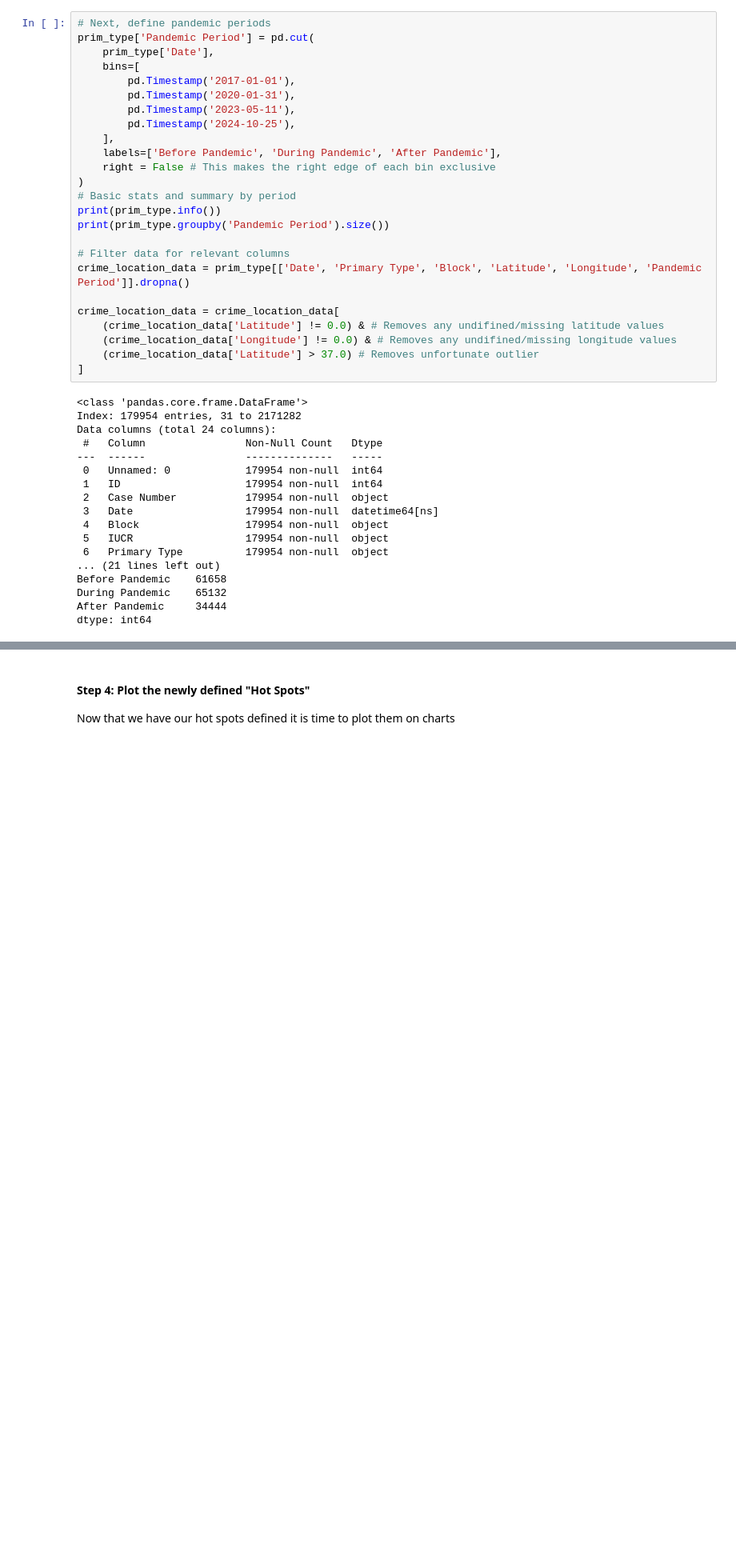
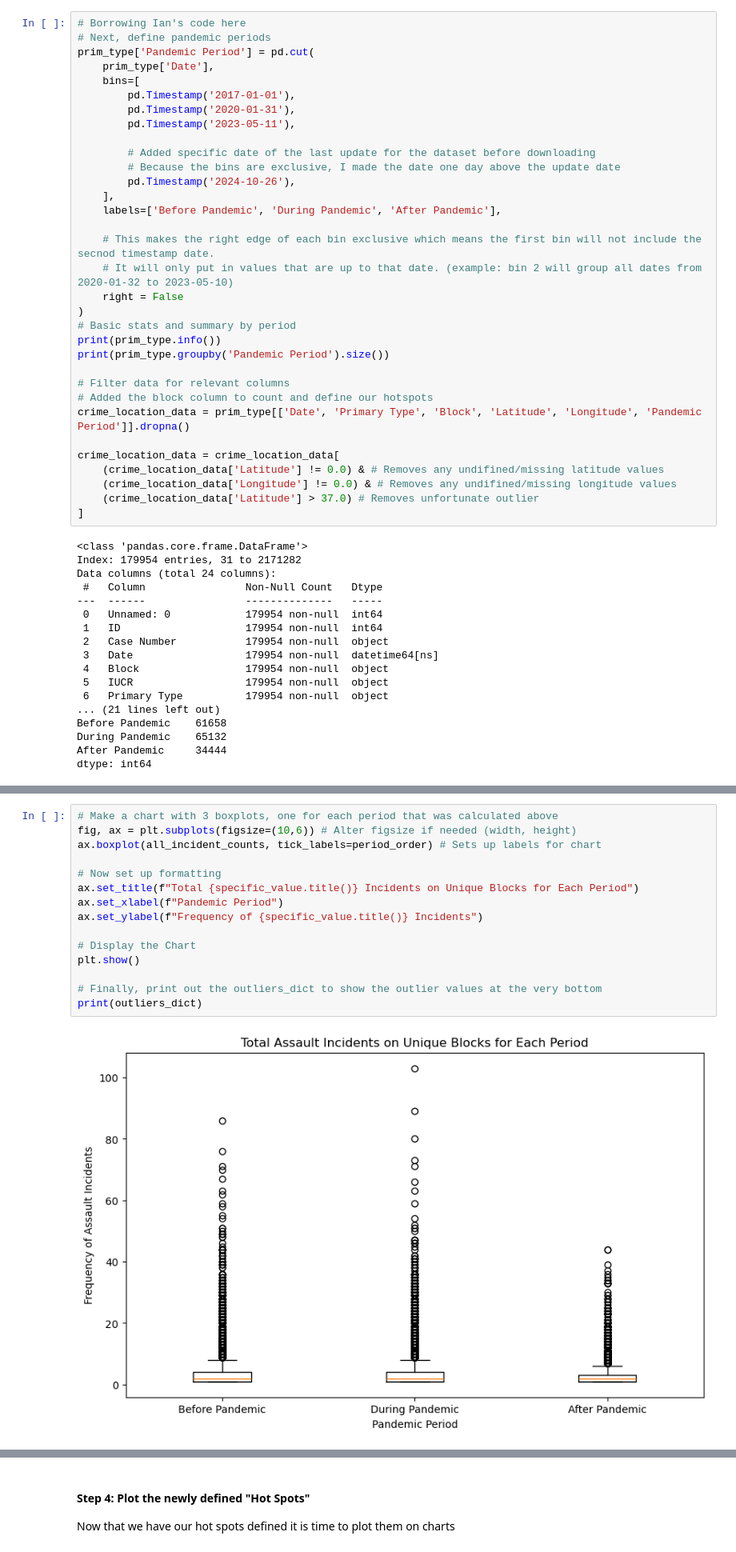
Before and after one commit to QJones76/team-project-1, a Jupyter notebook: branch_analysis.ipynb, the cells around one changed output, grey strips where cells are left out. Shown: that part at 80% size. Saved outputs shown, nothing was run; the diff lists cells and outputs as text; blank space fills up the shorter version.

Commit message:
updated variables, calculations and map plotting

```diff
--- a/branch_analysis.ipynb
+++ b/branch_analysis.ipynb
@@ -65,5 +65,6 @@ Now, with both the specific value to search defined and the new filtered pandas
 prim_type['Date'] = pd.to_datetime(prim_type['Date'], format='%m/%d/%Y %I:%M:%S %p')
 # %%
+# Borrowing Ian's code here
 # Next, define pandemic periods
 prim_type['Pandemic Period'] = pd.cut(
     prim_type['Date'],
@@ -71,16 +72,23 @@ prim_type['Pandemic Period'] = pd.cut(
         pd.Timestamp('2017-01-01'),
         pd.Timestamp('2020-01-31'),
         pd.Timestamp('2023-05-11'),
-        pd.Timestamp('2024-10-25'),
+
+        # Added specific date of the last update for the dataset before downloading
+        # Because the bins are exclusive, I made the date one day above the update date
+        pd.Timestamp('2024-10-26'),
     ],
     labels=['Before Pandemic', 'During Pandemic', 'After Pandemic'],
-    right = False # This makes the right edge of each bin exclusive
+
+    # This makes the right edge of each bin exclusive which means the first bin will not include the secnod timestamp date.
+    # It will only put in values that are up to that date. (example: bin 2 will group all dates from 2020-01-32 to 2023-05-10)
+    right = False
 )
 # Basic stats and summary by period
 print(prim_type.info())
 print(prim_type.groupby('Pandemic Period').size())
 
 # Filter data for relevant columns
+# Added the block column to count and define our hotspots
 crime_location_data = prim_type[['Date', 'Primary Type', 'Block', 'Latitude', 'Longitude', 'Pandemic Period']].dropna()
 
 crime_location_data = crime_location_data[
@@ -223,0 +198,17 @@ print(outliers_dict)
+# %%
+# Make a chart with 3 boxplots, one for each period that was calculated above
+fig, ax = plt.subplots(figsize=(10,6)) # Alter figsize if needed (width, height)
+ax.boxplot(all_incident_counts, tick_labels=period_order) # Sets up labels for chart
+
+# Now set up formatting
+ax.set_title(f"Total {specific_value.title()} Incidents on Unique Blocks for Each Period")
+ax.set_xlabel(f"Pandemic Period")
+ax.set_ylabel(f"Frequency of {specific_value.title()} Incidents")
+
+# Display the Chart
+plt.show()
+
+# Finally, print out the outliers_dict to show the outlier values at the very bottom
+print(outliers_dict)
+# %% [output]
+[figure, added]
```
Also changed, not shown: parts of 13 cells of this notebook.
